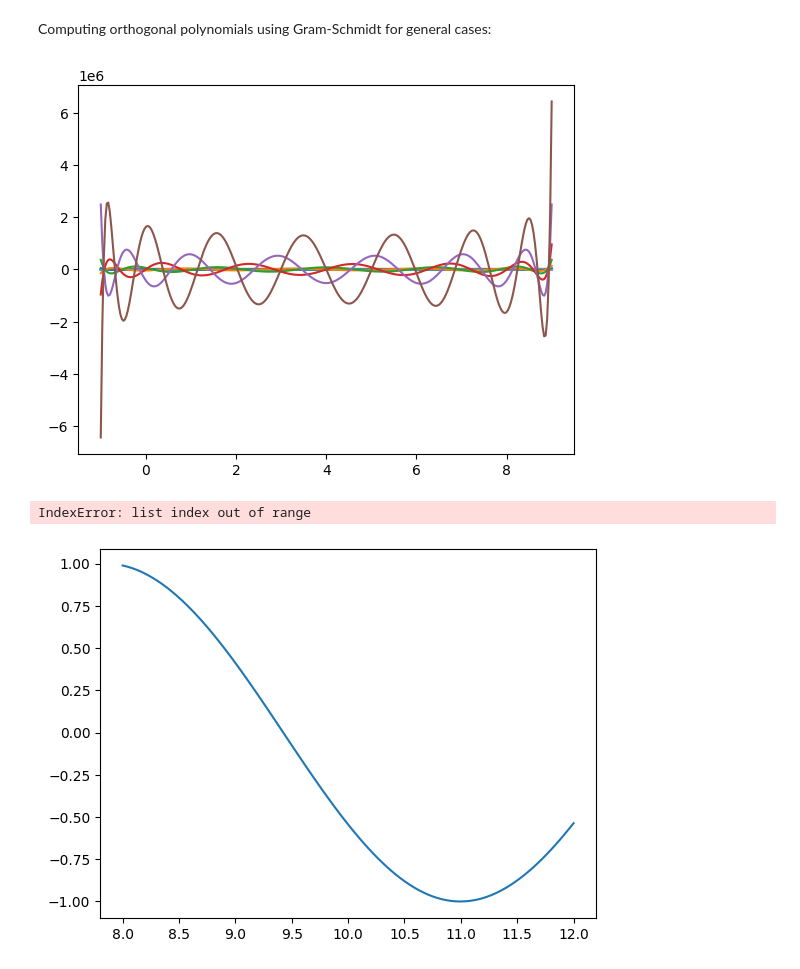
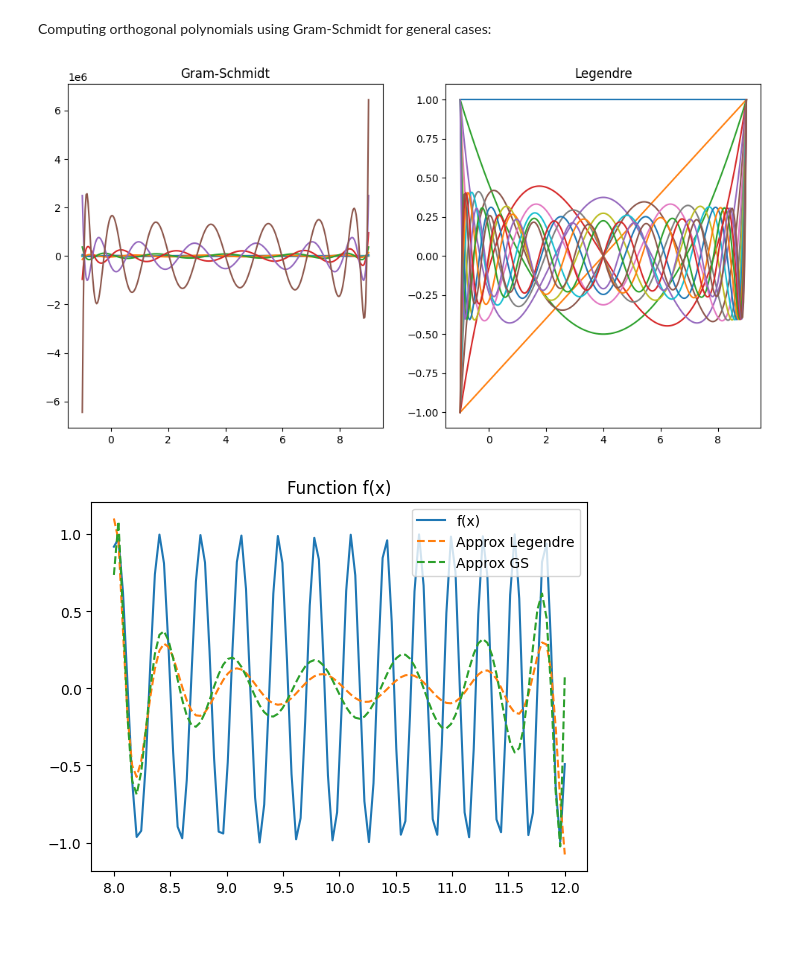
Before and after one commit to Fnixya/Go_Practice, a Jupyter notebook: function_approx/least_sq.ipynb, the cells around one changed output. Drawn from its saved outputs; the diff is of its cells as text; code cells hidden in the pictures; blank space fills up the shorter version.

Commit message:
Least square with gram_schmidt and legendre

```diff
--- a/function_approx/least_sq.ipynb
+++ b/function_approx/least_sq.ipynb
@@ -26,7 +13,8 @@ class LeastSquares:
 
     def __init__(self, f, a, b, n,
                  weight=lambda x: np.ones_like(x),
-                 tolerance=1e-12
+                 tolerance=1e-12,
+                 method=None
                  ):
         self.f = f
         self.a = a
@@ -34,9 +22,13 @@ class LeastSquares:
         self.n = n
         self.weight = weight
         self.tolerance = tolerance
+        self._method = method
 
-    def _basis(self, method: callable):
-        return method(self.n, self.a, self.b, self.weight)
+    def _basis(self):
+        if self._method is None:
+            raise ValueError("Method not set. Use set_method() to specify a method.")
+
+        return self._method(self.n, self.a, self.b, self.weight)
 
     # def coefficients(self):
     #     c = []
@@ -54,16 +46,16 @@ class LeastSquares:
             c.append(c_i)
         return c
 
-    # def set_method(self, method: str):
-    #     """Set the method for generating the basis functions."""
-    #     if method == 'legendre':
-    #         self._basis = llegendre
-    #     elif method == 'gram_schmidt':
-    #         self._basis = gram_schmidt
-    #     else:
-    #         raise ValueError("Unknown method. Use 'legendre' or 'gram_schmidt'.")
+    def set_method(self, method: str):
+        """Set the method for generating the basis functions."""
+        if method == 'legendre':
+            self._method = llegendre
+        elif method == 'gram_schmidt':
+            self._method = gram_schmidt
+        else:
+            raise ValueError("Unknown method. Use 'legendre' or 'gram_schmidt'.")
 
-    #     return self
+        return self
 
     def construct(self, n=None):
         """Construct the polynomial from its coefficients and the basis functions."""
@@ -71,13 +63,13 @@ class LeastSquares:
             n = self.n
         elif n > self.n:
             self.n = n
-            self.phi = self._basis(gram_schmidt)
+            self.phi = self._basis()
             self.c = self._coefficients()
         elif n < 0:
             raise ValueError("n must be non-negative.")
 
         if len(self.phi) < n or len(self.c) < n:
-                self.phi = self._basis(gram_schmidt)
+                self.phi = self._basis()
                 self.c = self._coefficients()
 
         def p(x):
@@ -107,54 +99,62 @@ def gram_schmidt(n, a, b, weight=lambda x: np.ones_like(x)):
         return inner_product(lambda x: x * phi[k-1](x), phi[k-2], a, b, weight) / inner_product(phi[k-2], phi[k-2], a, b, weight)
 
     for i in range(1, n+1):
         beta_i = beta(i)
         if i == 1:
             phi.append(lambda x, b=beta_i: x - b)
         else:
             gamma_i = gamma(i)
             def phi_i(x, b=beta_i, g=gamma_i, i=i):
                 return (x - b) * phi[i-1](x) - g * phi[i-2](x)
 
             phi.append(phi_i)
 
     return phi
 
 def llegendre(n, a, b, weight=lambda x: np.ones_like(x)):
     phi = []
-    for i in range(n):
-        phi.append(lambda x, n: legendre(i)((2*x-(a + b))/(b-a)))
+    for i in range(n+1):
+        phi.append(lambda x, n=i: legendre(n)((2*x-(a + b))/(b-a)))
 
     return phi
 
 # plt.plot(x, [legendre(2)(i) for i in x], label='P_i(x)')
 
 n = 15
 a = -1
 b = 9
-phi = gram_schmidt(n, a, b)
+phi1 = gram_schmidt(n, a, b)
+phi2 = llegendre(n, a, b)
 x = np.linspace(a, b, 300)
+
+fig, ax = plt.subplots(1, 2, figsize=(12, 6))
+ax[0].set_title('Gram-Schmidt')
+ax[1].set_title('Legendre')
 for i in range(n+1):
-    plt.plot(x, phi[i](x), label='phi(x)')
+    ax[0].plot(x, phi1[i](x), label='phi(x)')
+    ax[1].plot(x, phi2[i](x), label='phi(x)')
 
 plt.show()
 # %% [output]
-[figure, old version]
+[figure, new version]
 # %%
 n = 15
-func = lambda x: - np.exp(-x) + np.sin(x)
+func = lambda x: - np.exp(-x) + np.sin(x**2)
 a = 8
 b = 12
 phi = gram_schmidt(n, a, b)
-x = np.linspace(a, b, 100)
+x = np.linspace(a, b, 500)
 
-approx = LeastSquares(func, a, b, n).construct()
+approx_l = LeastSquares(func, a, b, n).set_method("legendre").construct()
+approx_gs = LeastSquares(func, a, b, n, weight=lambda x: np.exp(-x)).set_method("gram_schmidt").construct()
 
 plt.plot(x, func(x), label='f(x)')
-plt.plot(x, approx(x), '--', label='Approximation')
+plt.plot(x, approx_l(x), '--', label='Approx Legendre')
+plt.plot(x, approx_gs(x), '--', label='Approx GS')
+
 plt.title('Function f(x)')
-
+plt.legend()
 plt.show()
 # %% [output]
-IndexError: list index out of range
-[figure, old version]
+[figure, new version]
 # %%
```
Also changed, not shown: parts of 2 cells of this notebook.
